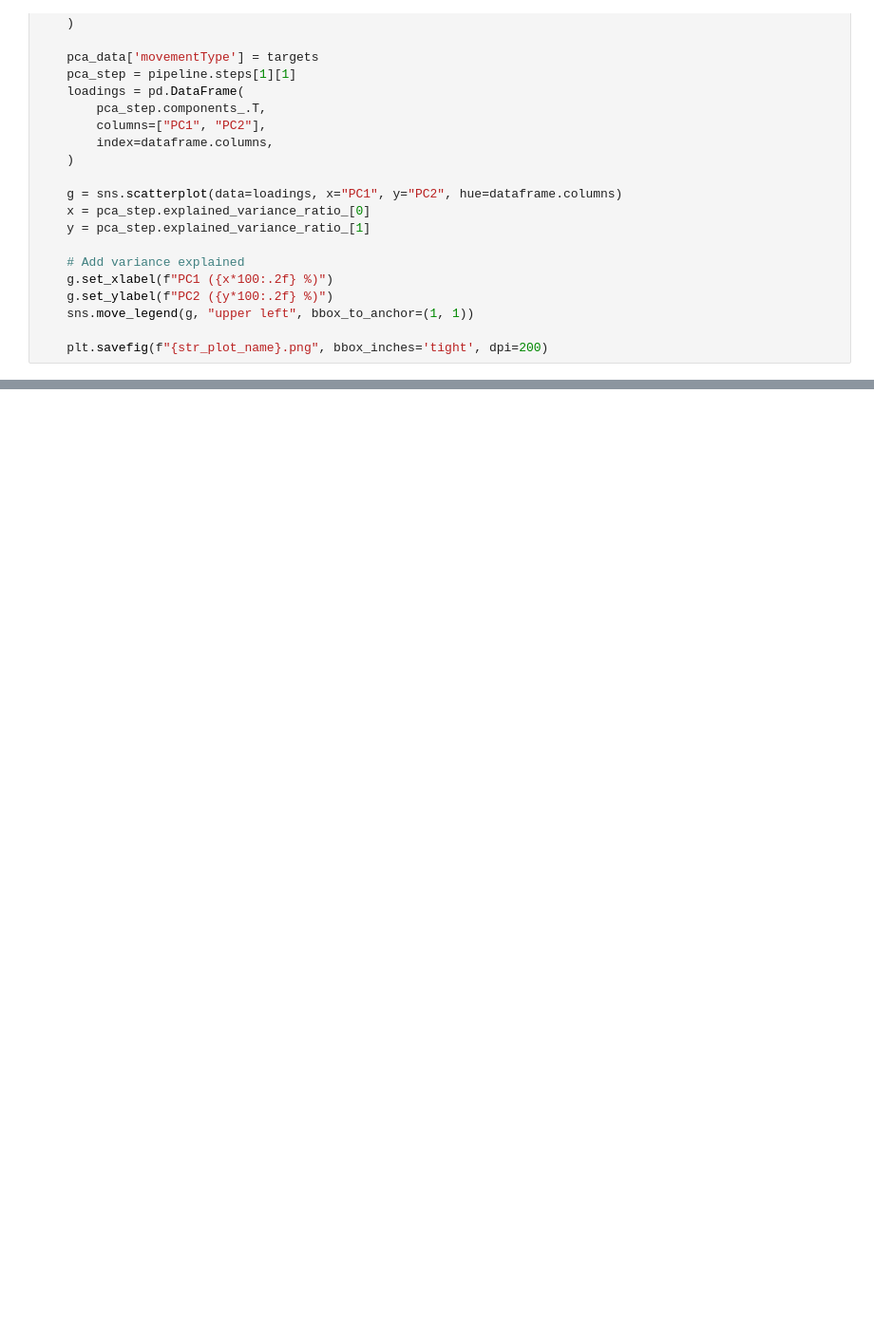
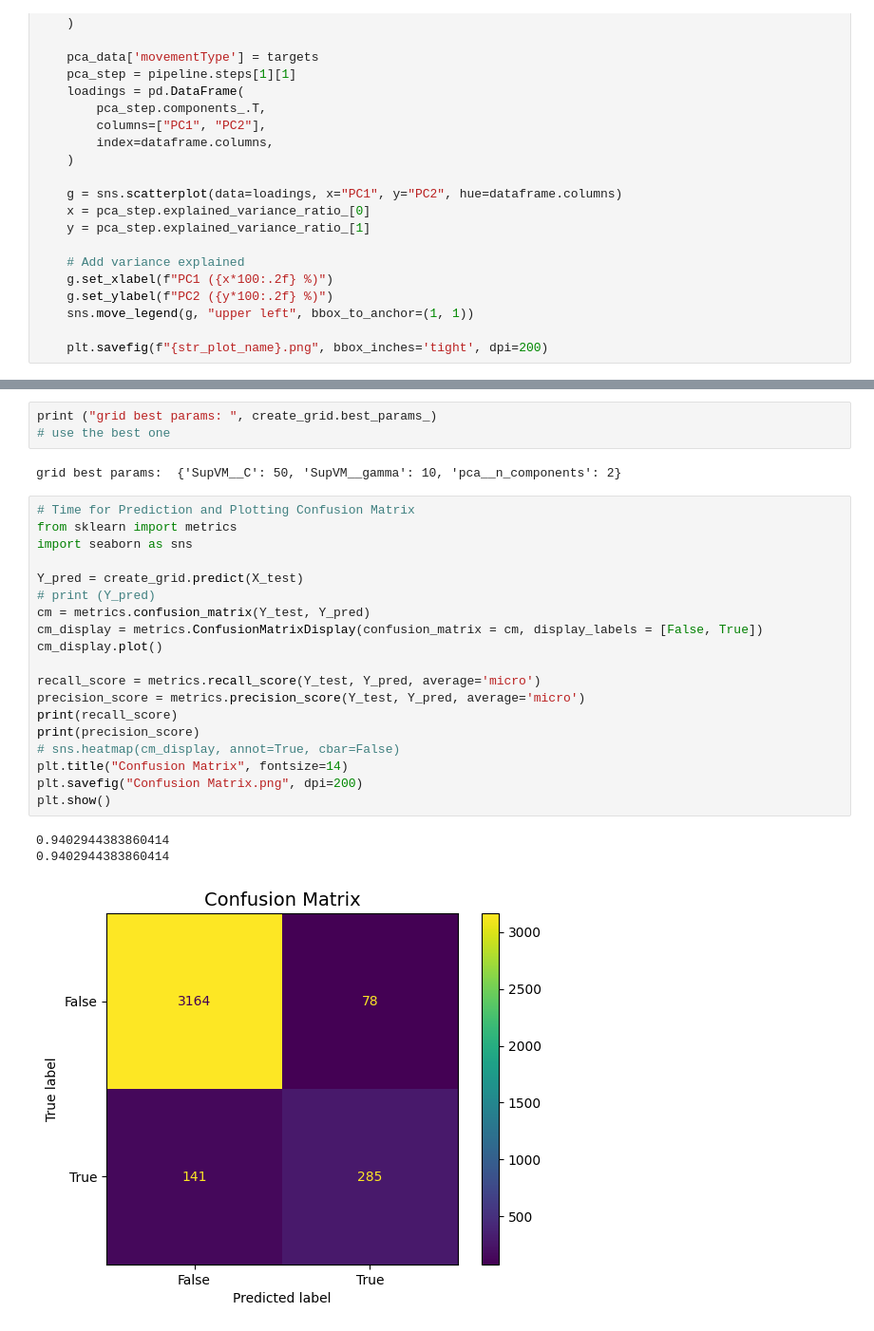
Before and after one commit to Bukenberger/thesis-data-analysis, a Jupyter notebook: Per Eye Comparisons/per_eye_analysis.ipynb, the cells around one changed output, grey strips where cells are left out. Shown at 95% size. Saved outputs shown, nothing was run; the diff lists cells and outputs as text; blank space fills up the shorter version.

```diff
--- a/Per Eye Comparisons/per_eye_analysis.ipynb
+++ b/Per Eye Comparisons/per_eye_analysis.ipynb
@@ -379,0 +315,28 @@ def run_pca_and_svm(df: pd.DataFrame, targets: pd.DataFrame, svm_file_name: str)
+# %%
+print ("grid best params: ", create_grid.best_params_)
+# use the best one
+# %% [output]
+grid best params:  {'SupVM__C': 50, 'SupVM__gamma': 10, 'pca__n_components': 2}
+# %%
+# Time for Prediction and Plotting Confusion Matrix
+from sklearn import metrics
+import seaborn as sns
+
+Y_pred = create_grid.predict(X_test)
+# print (Y_pred)
+cm = metrics.confusion_matrix(Y_test, Y_pred)
+cm_display = metrics.ConfusionMatrixDisplay(confusion_matrix = cm, display_labels = [False, True])
+cm_display.plot()
+
+recall_score = metrics.recall_score(Y_test, Y_pred, average='micro')
+precision_score = metrics.precision_score(Y_test, Y_pred, average='micro')
+print(recall_score)
+print(precision_score)
+# sns.heatmap(cm_display, annot=True, cbar=False)
+plt.title("Confusion Matrix", fontsize=14)
+plt.savefig("Confusion Matrix.png", dpi=200)
+plt.show()
+# %% [output]
+0.9402944383860414
+0.9402944383860414
+[figure, added]
```
Also changed, not shown: parts of 21 cells of this notebook, 2 other files.
